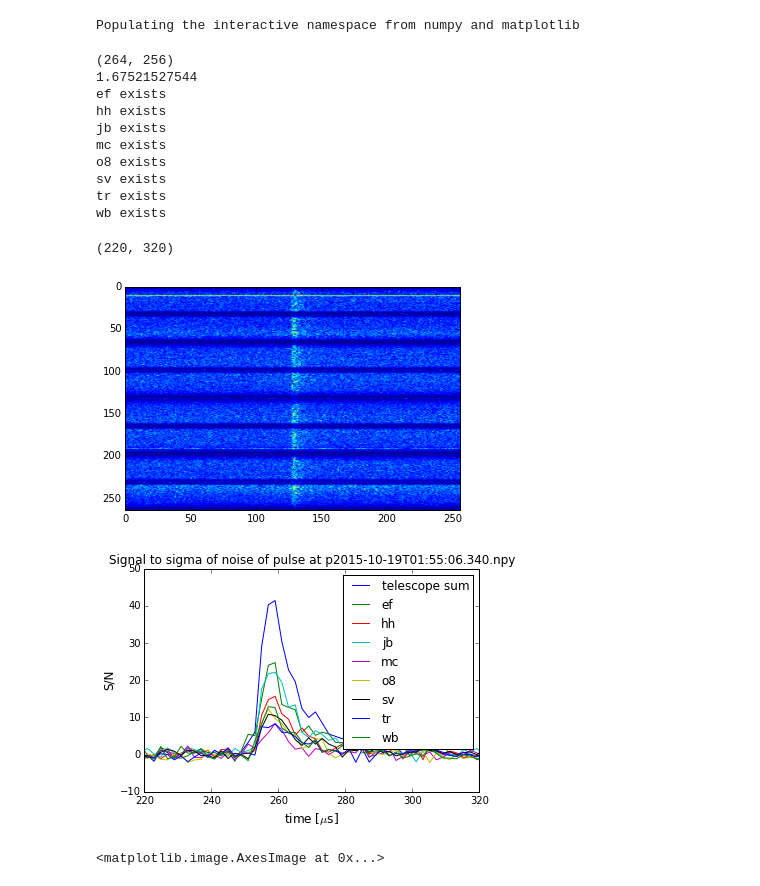
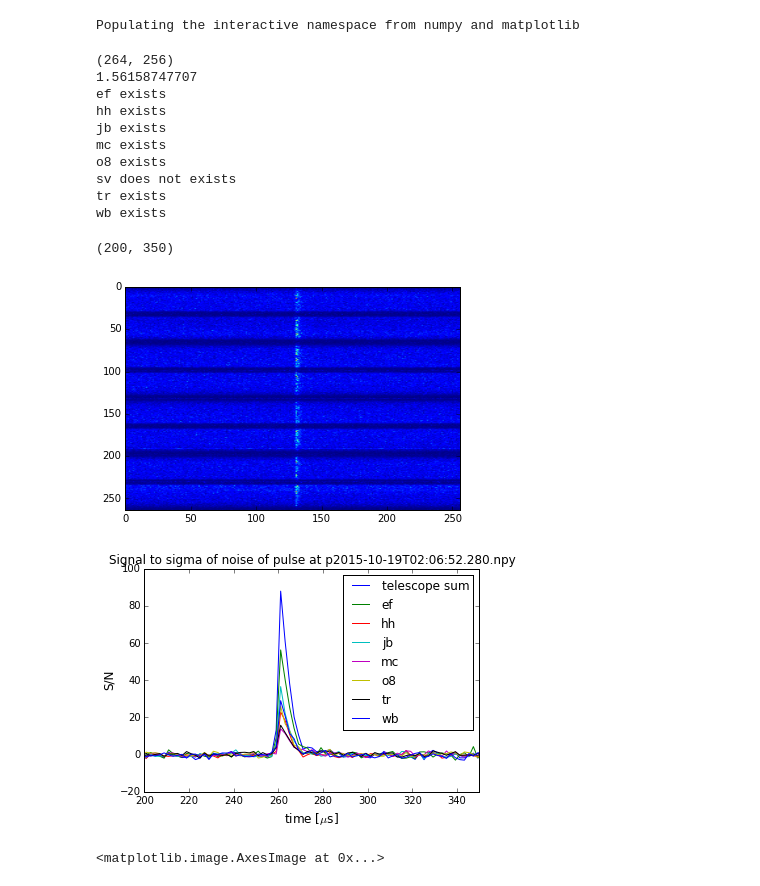
Before and after one commit to xiaozhengxu/scint_analysis, a Jupyter notebook: EVN_crab/Incoherently adding pulses from telescopes.ipynb, the cells around one changed output. Drawn from its saved outputs; the diff is of its cells as text; code cells hidden in the pictures.

Commit message:
adding figures

```diff
--- a/EVN_crab/Incoherently adding pulses from telescopes.ipynb
+++ b/EVN_crab/Incoherently adding pulses from telescopes.ipynb
@@ -103,40 +103,40 @@ def add_pulses(time_string):
     sno = max(get_SN(outputsum.sum(0)))
     return outputsum,sno/snef
 # %%
-time_string = 'p'+time_string8+'.npy'
+time_string = 'p'+time_string3+'.npy'
 o ,snr = add_pulses(time_string)
 imshow(o,aspect = 'auto')
 print o.shape
 print snr
 
 figure()
 plot(np.linspace(0,256*2,256),get_SN(o.sum(0)),label = 'telescope sum')
 for i in range(8):
     if os.path.exists('/mnt/raid-cita/xzxu/GPs/GP{}/{}'.format(teles[i],time_string)):
         print teles[i],'exists'
         fs1 = np.load('/mnt/raid-cita/xzxu/GPs/GP{}/{}'.format(teles[i],time_string))
         plot(np.linspace(0,256*2,256),get_SN(get_output_from_dchan(fs1,nchan).sum(0)),label = teles[i])
     else:
         print teles[i], 'does not exists'
 legend()
 title('Signal to sigma of noise of pulse at {}'.format(time_string))
 xlabel('time [$\mu$s]',fontsize = 12)
 ylabel('S/N',fontsize = 12)
-xlim(220,320)
+xlim(200,350)
 # %% [output]
 (264, 256)
-1.67521527544
+1.56158747707
 ef exists
 hh exists
 jb exists
 mc exists
 o8 exists
-sv exists
+sv does not exists
 tr exists
 wb exists
-(220, 320)
+(200, 350)
-[figure, old version]
+[figure, new version]
-[figure, old version]
+[figure, new version]
 # %%
 def add_pulses1(time_string):
     '''Old add pulses
```
Also changed, not shown: 5 other files.
